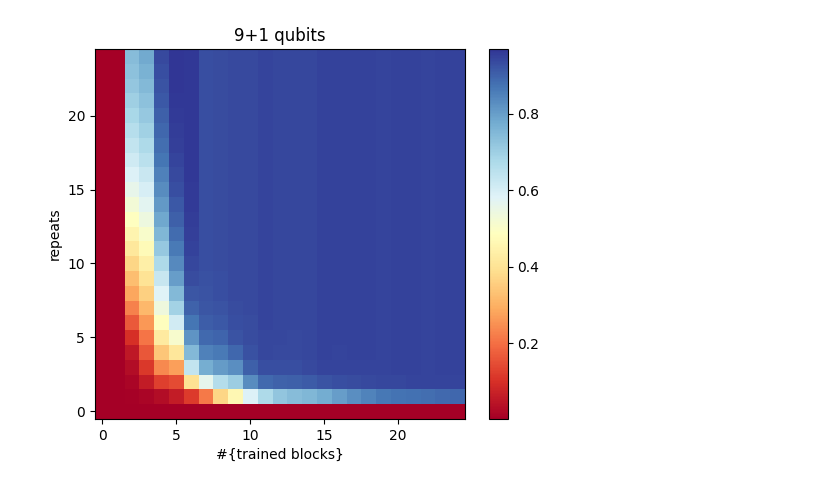
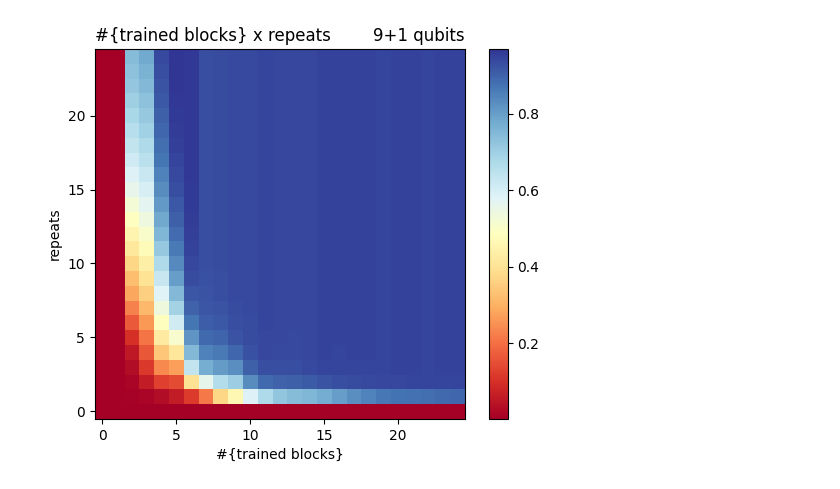
Before and after one commit to nilin/differentiable-circuit, a Jupyter notebook: plot.ipynb, the cells around one changed output. Cells and saved outputs as stored; diff of their text form; code cells hidden in the pictures.

```diff
--- a/plot.ipynb
+++ b/plot.ipynb
@@ -34,14 +34,15 @@ for i, j, value in data:
 # %%
 im=plt.imshow(values.T, interpolation='nearest',origin='lower',cmap='RdYlBu')
 plt.colorbar(im)
 plt.xlabel('#{trained blocks}')
 plt.ylabel('repeats')
 plt.savefig(path+'/heatmap.pdf')
 plt.savefig(path+'/heatmap.png')
 #plt.title('Expected value of output state (#trained blocks x repeats)')
 valtext=r"$\langle\psi^*|\rho_{out}|\psi^*\rangle$"
 #plt.title(valtext+" (#trained blocks x repeats)")
-plt.title(f"{n}+1 qubits")
+plt.title("#{trained blocks} x repeats",loc='left')
+plt.title(f"{n}+1 qubits",loc='right')
 plt.show()
 # %% [output]
-[figure, old version]
+[figure, new version]
```
Also changed, not shown: parts of 3 cells of this notebook, 7 other files.
